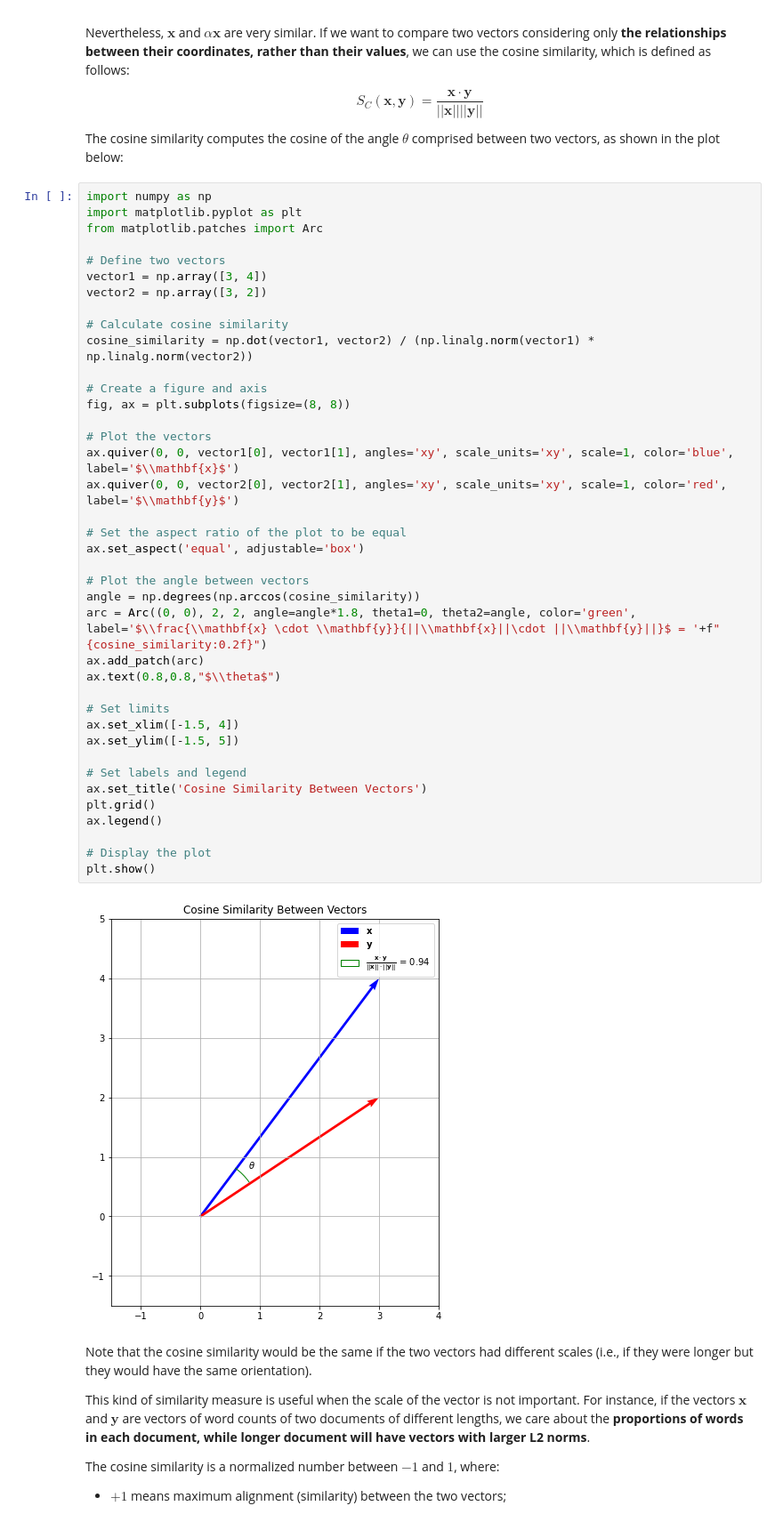
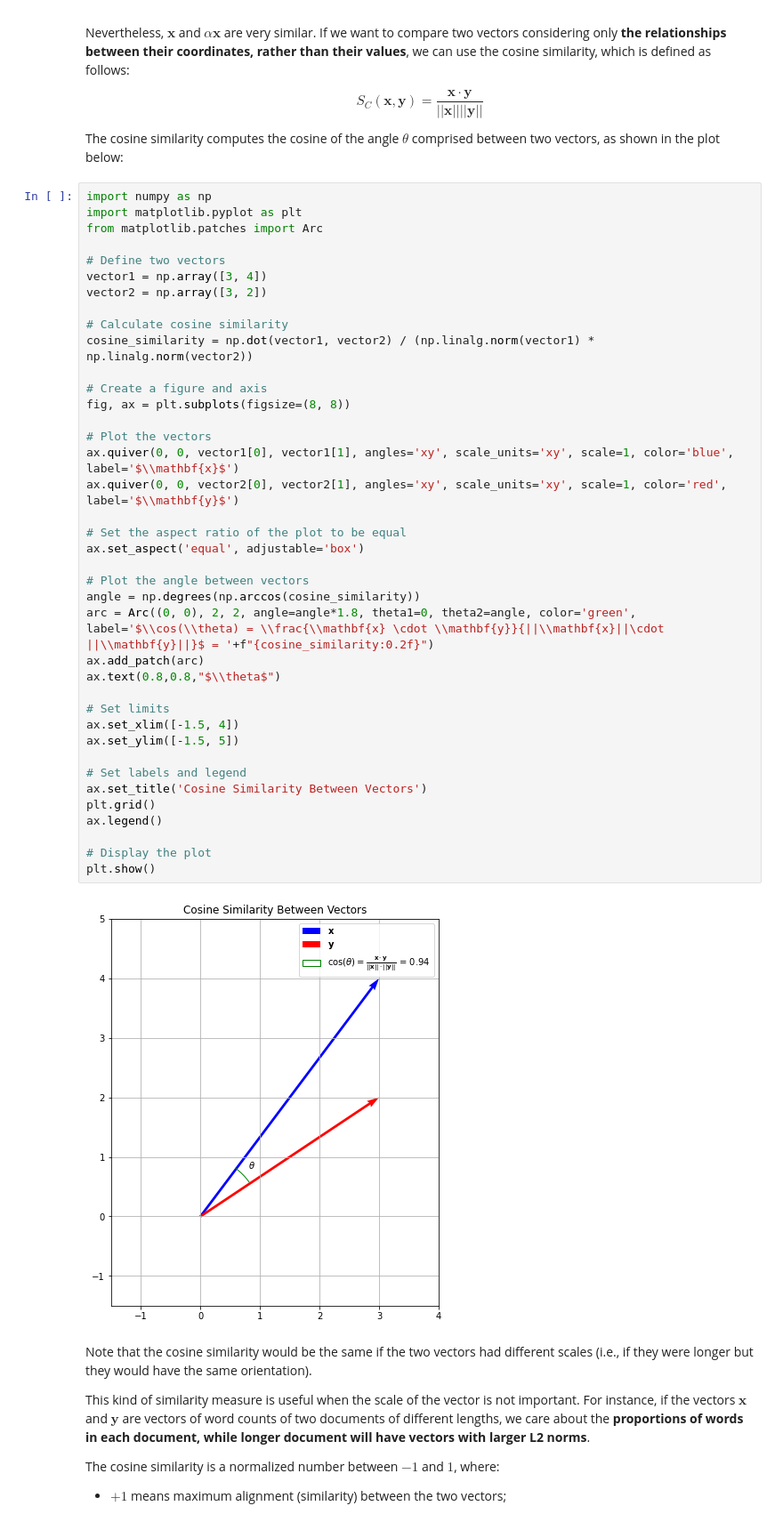
Before and after one commit to antoninofurnari/fadlecturenotes2425, a Jupyter notebook: lecturenotes/lectures/14_data_as_nd_points.ipynb, the cells around one changed output. Shown at 89% size. Cells and saved outputs as stored; diff of their text form.

```diff
--- a/lecturenotes/lectures/14_data_as_nd_points.ipynb
+++ b/lecturenotes/lectures/14_data_as_nd_points.ipynb
@@ -223,35 +227,35 @@ vector2 = np.array([3, 2])
 # Calculate cosine similarity
 cosine_similarity = np.dot(vector1, vector2) / (np.linalg.norm(vector1) * np.linalg.norm(vector2))
 
 # Create a figure and axis
 fig, ax = plt.subplots(figsize=(8, 8))
 
 # Plot the vectors
 ax.quiver(0, 0, vector1[0], vector1[1], angles='xy', scale_units='xy', scale=1, color='blue', label='$\\mathbf{x}$')
 ax.quiver(0, 0, vector2[0], vector2[1], angles='xy', scale_units='xy', scale=1, color='red', label='$\\mathbf{y}$')
 
 # Set the aspect ratio of the plot to be equal
 ax.set_aspect('equal', adjustable='box')
 
 # Plot the angle between vectors
 angle = np.degrees(np.arccos(cosine_similarity))
-arc = Arc((0, 0), 2, 2, angle=angle*1.8, theta1=0, theta2=angle, color='green', label='$\\frac{\\mathbf{x} \cdot \\mathbf{y}}{||\\mathbf{x}||\cdot ||\\mathbf{y}||}$ = '+f"{cosine_similarity:0.2f}")
+arc = Arc((0, 0), 2, 2, angle=angle*1.8, theta1=0, theta2=angle, color='green', label='$\\cos(\\theta) = \\frac{\\mathbf{x} \cdot \\mathbf{y}}{||\\mathbf{x}||\cdot ||\\mathbf{y}||}$ = '+f"{cosine_similarity:0.2f}")
 ax.add_patch(arc)
 ax.text(0.8,0.8,"$\\theta$")
 
 # Set limits
 ax.set_xlim([-1.5, 4])
 ax.set_ylim([-1.5, 5])
 
 # Set labels and legend
 ax.set_title('Cosine Similarity Between Vectors')
 plt.grid()
 ax.legend()
 
 # Display the plot
 plt.show()
 # %% [output]
-[figure, old version]
+[figure, new version]
 # %% [markdown]
 Note that the cosine similarity would be the same if the two vectors had different scales (i.e., if they were longer but they would have the same orientation).
 
```
Also changed, not shown: parts of 3 cells of this notebook.
